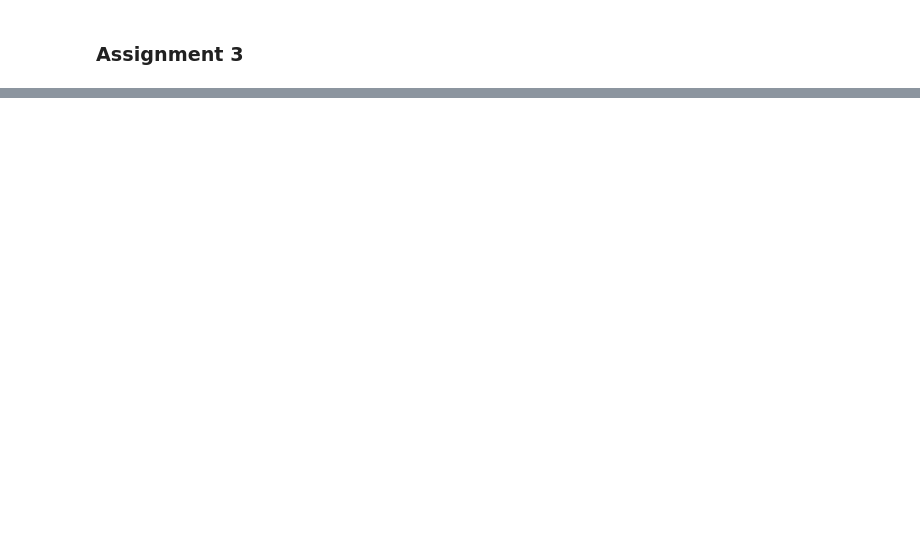
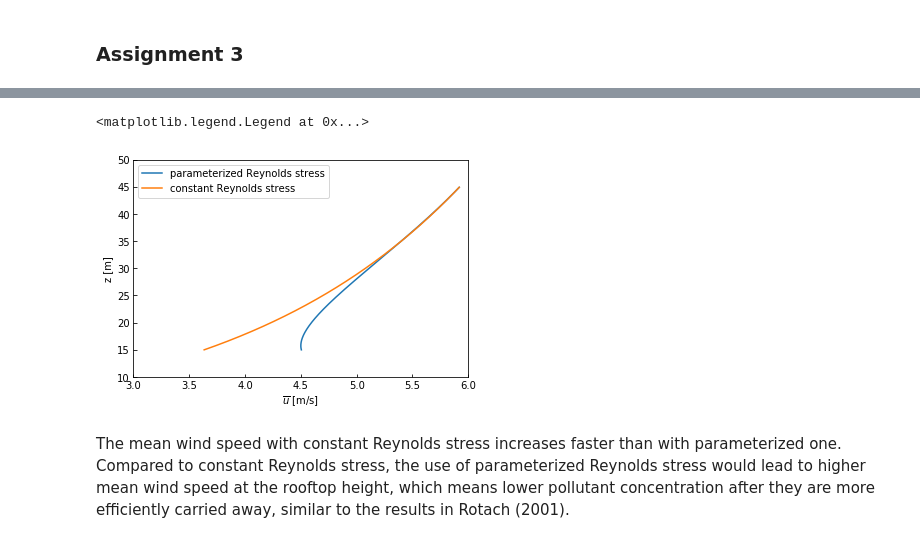
Before and after one commit to EuRoXy/BLM, a Jupyter notebook: BLM_As5.ipynb, the cells around one changed output, grey strips where cells are left out. Drawn from its saved outputs; the diff is of its cells as text; code cells hidden in the pictures; blank space fills up the shorter version.

```diff
--- a/BLM_As5.ipynb
+++ b/BLM_As5.ipynb
@@ -112,0 +206,19 @@ case III: 236.47 m
+# %%
+u1_bar = u_star_l/k * np.log(z/35) + 5.4
+# %%
+u2_bar = u_star_IS/k * np.log(z/35) + 5.4
+# %%
+fig,ax = plt.subplots()
+ax.plot(u1_bar,z)
+ax.plot(u2_bar,z)
+ax.tick_params(direction='in')
+ax.set_xlim([3,6])
+ax.set_ylim([10,50])
+ax.set_xlabel('$\overline{u}$ [m/s]')
+ax.set_ylabel('z [m]')
+ax.legend(['parameterized Reynolds stress','constant Reynolds stress'])
+# %% [output]
+<matplotlib.legend.Legend at 0x...>
+[figure, added]
+# %% [markdown]
+The mean wind speed with constant Reynolds stress increases faster than with parameterized one. Compared to constant Reynolds stress, the use of parameterized Reynolds stress would lead to higher mean wind speed at the rooftop height, which means lower pollutant concentration after they are more efficiently carried away, similar to the results in Rotach (2001).
```
Also changed, not shown: parts of 18 cells of this notebook.
